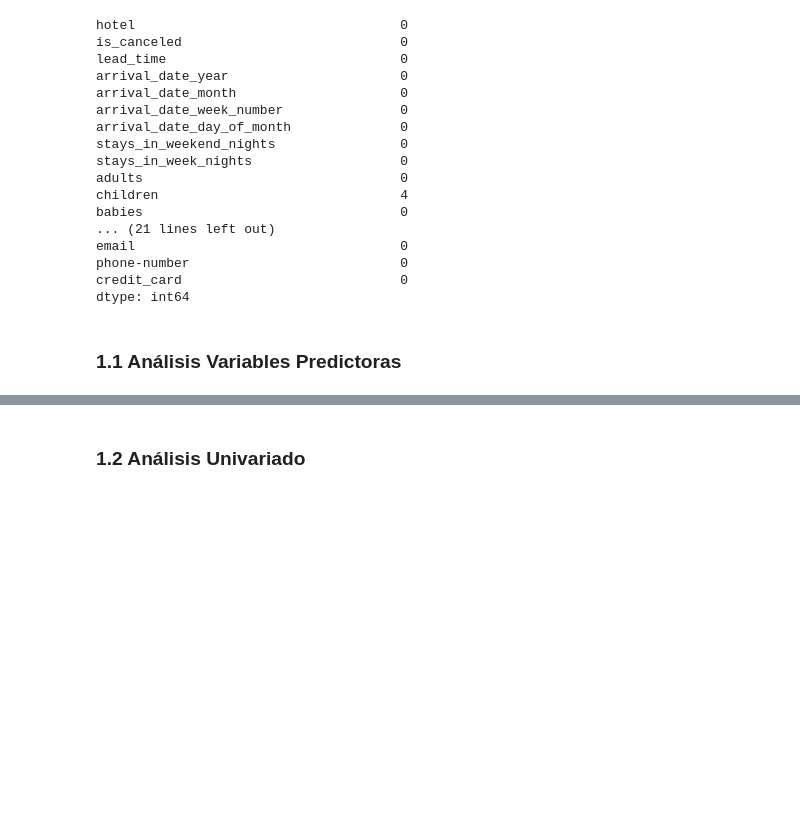
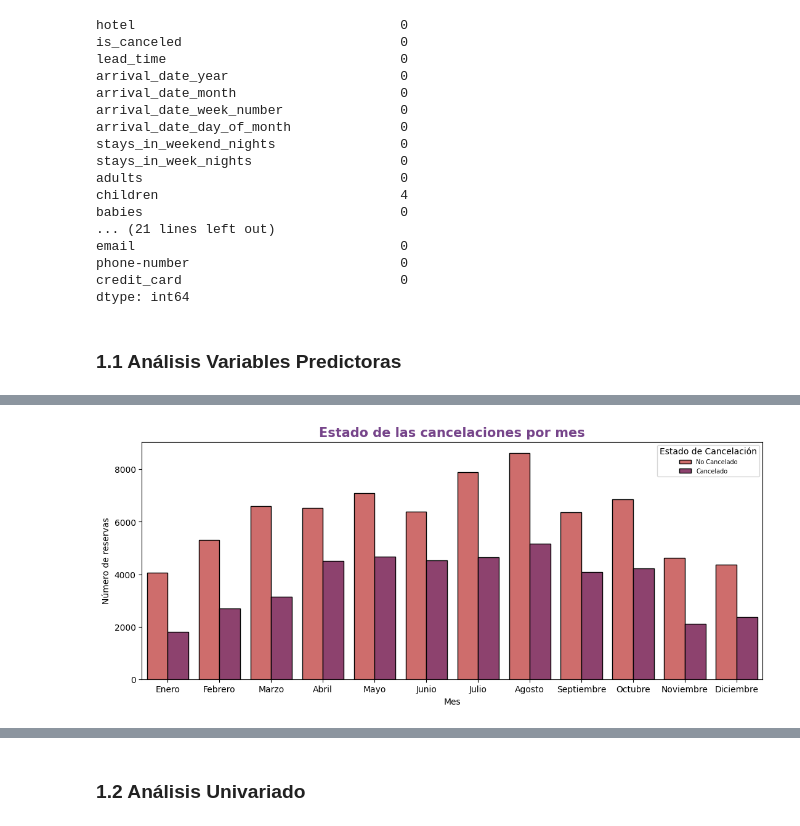
Before and after one commit to josevig/Hito2_DISIA, a Jupyter notebook: LibretaHito2.ipynb, the cells around one changed output, grey strips where cells are left out. Saved outputs shown, nothing was run; the diff lists cells and outputs as text; code cells hidden in the pictures; blank space fills up the shorter version.

```diff
--- a/LibretaHito2.ipynb
+++ b/LibretaHito2.ipynb
@@ -90,0 +144,18 @@ X.describe()
+# %%
+
+plt.figure(figsize=(13, 5))
+
+ax = sns.countplot(data=X, x="arrival_date_month", hue=X["is_canceled"].map({0: "No Cancelado", 1: "Cancelado"}),
+                   edgecolor="k", palette="flare", order=sorted(X["arrival_date_month"].unique()))
+
+ax.set_xticklabels([month_mapping[m] for m in sorted(X["arrival_date_month"].unique())])
+
+ax.legend(title="Estado de Cancelación", fontsize=7)
+
+plt.title("Estado de las cancelaciones por mes", size=15, color="#76448A", weight="bold")
+plt.xlabel("Mes")
+plt.ylabel("Número de reservas")
+
+plt.show()
+# %% [output]
+[figure, added]
```
Also changed, not shown: parts of 13 cells of this notebook.
